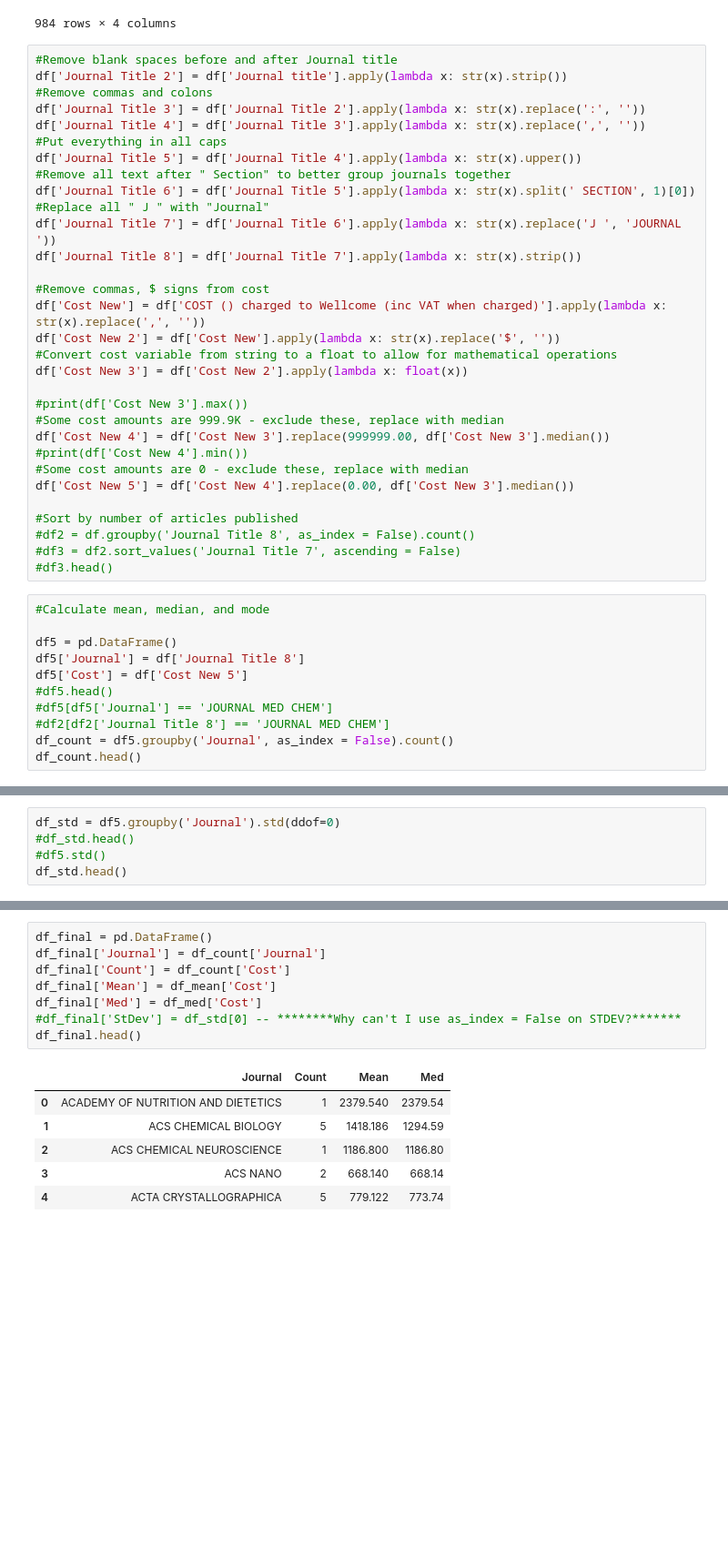
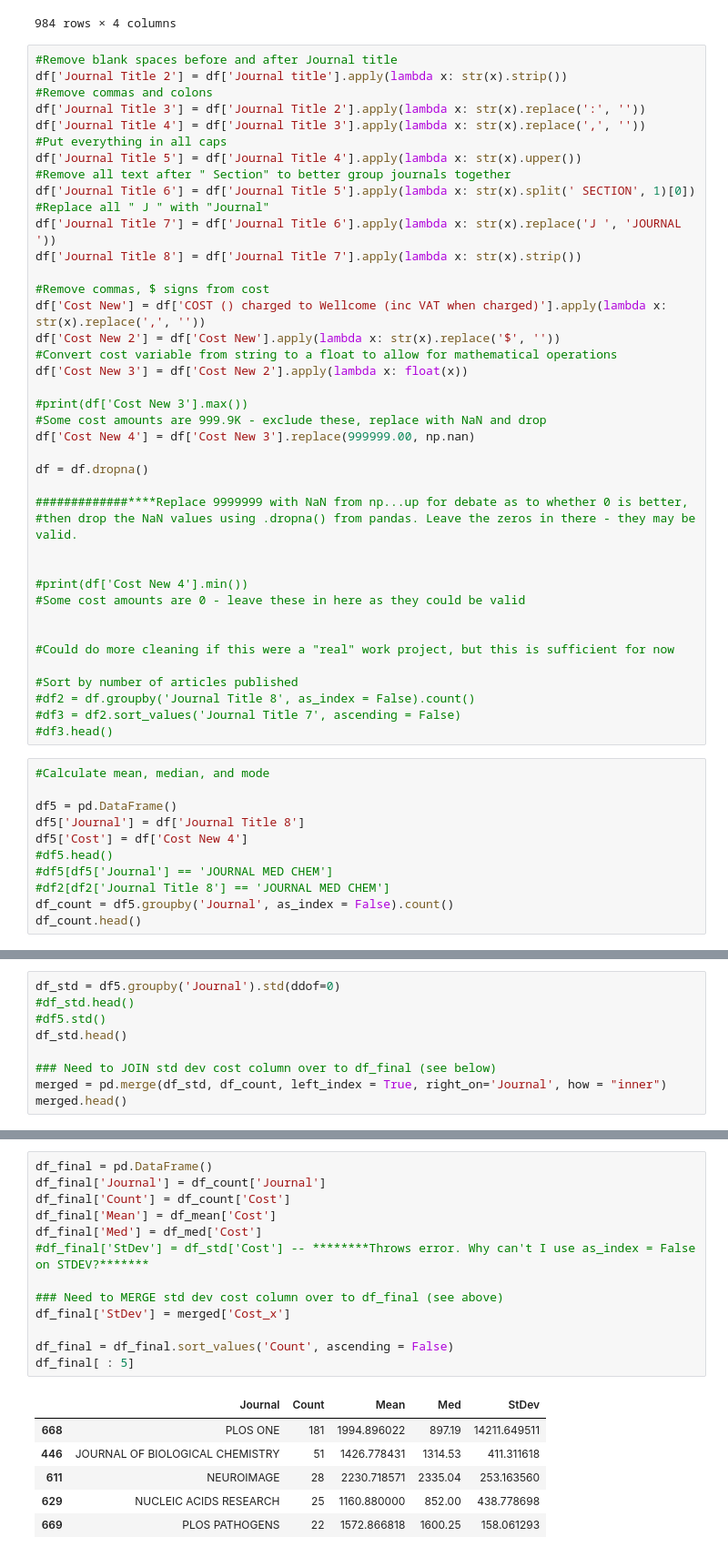
Before and after one commit to ryan-t-mitchell/thinkful, a Jupyter notebook: Unit+1+Lesson+3+Regex+Challenge.ipynb, the cells around one changed output, grey strips where cells are left out. Shown: that part at 91% size. Cells and saved outputs as stored; diff of their text form; blank space fills up the shorter version.

```diff
--- a/Unit+1+Lesson+3+Regex+Challenge.ipynb
+++ b/Unit+1+Lesson+3+Regex+Challenge.ipynb
@@ -59,11 +59,20 @@ df['Cost New 2'] = df['Cost New'].apply(lambda x: str(x).replace('$', ''))
 df['Cost New 3'] = df['Cost New 2'].apply(lambda x: float(x))
 
 #print(df['Cost New 3'].max())
-#Some cost amounts are 999.9K - exclude these, replace with median
-df['Cost New 4'] = df['Cost New 3'].replace(999999.00, df['Cost New 3'].median())
+#Some cost amounts are 999.9K - exclude these, replace with NaN and drop
+df['Cost New 4'] = df['Cost New 3'].replace(999999.00, np.nan)
+
+df = df.dropna()
+
+#############****Replace 9999999 with NaN from np...up for debate as to whether 0 is better,
+#then drop the NaN values using .dropna() from pandas. Leave the zeros in there - they may be valid.
+
+
 #print(df['Cost New 4'].min())
-#Some cost amounts are 0 - exclude these, replace with median
-df['Cost New 5'] = df['Cost New 4'].replace(0.00, df['Cost New 3'].median())
+#Some cost amounts are 0 - leave these in here as they could be valid
+
+
+#Could do more cleaning if this were a "real" work project, but this is sufficient for now
 
 #Sort by number of articles published
 #df2 = df.groupby('Journal Title 8', as_index = False).count()
@@ -74,7 +83,7 @@ df['Cost New 5'] = df['Cost New 4'].replace(0.00, df['Cost New 3'].median())
 
 df5 = pd.DataFrame()
 df5['Journal'] = df['Journal Title 8']
-df5['Cost'] = df['Cost New 5']
+df5['Cost'] = df['Cost New 4']
 #df5.head()
 #df5[df5['Journal'] == 'JOURNAL MED CHEM']
 #df2[df2['Journal Title 8'] == 'JOURNAL MED CHEM']
@@ -112,4 +121,8 @@ df_std = df5.groupby('Journal').std(ddof=0)
 #df_std.head()
 #df5.std()
 df_std.head()
+
+### Need to JOIN std dev cost column over to df_final (see below)
+merged = pd.merge(df_std, df_count, left_index = True, right_on='Journal', how = "inner")
+merged.head()
 # %% [output]
@@ -123,16 +135,21 @@ df_std.head()
 # %%
 df_final = pd.DataFrame()
 df_final['Journal'] = df_count['Journal']
 df_final['Count'] = df_count['Cost']
 df_final['Mean'] = df_mean['Cost']
 df_final['Med'] = df_med['Cost']
-#df_final['StDev'] = df_std[0] -- ********Why can't I use as_index = False on STDEV?*******
-df_final.head()
+#df_final['StDev'] = df_std['Cost'] -- ********Throws error. Why can't I use as_index = False on STDEV?*******
+
+### Need to MERGE std dev cost column over to df_final (see above)
+df_final['StDev'] = merged['Cost_x']
+
+df_final = df_final.sort_values('Count', ascending = False)
+df_final[ : 5]
 # %% [output]
-|  | Journal | Count | Mean | Med |
-| 0 | ACADEMY OF NUTRITION AND DIETETICS | 1 | 2379.540 | 2379.54 |
-| 1 | ACS CHEMICAL BIOLOGY | 5 | 1418.186 | 1294.59 |
-| 2 | ACS CHEMICAL NEUROSCIENCE | 1 | 1186.800 | 1186.80 |
-| 3 | ACS NANO | 2 | 668.140 | 668.14 |
-| 4 | ACTA CRYSTALLOGRAPHICA | 5 | 779.122 | 773.74 |
+|  | Journal | Count | Mean | Med | StDev |
+| 668 | PLOS ONE | 181 | 1994.896022 | 897.19 | 14211.649511 |
+| 446 | JOURNAL OF BIOLOGICAL CHEMISTRY | 51 | 1426.778431 | 1314.53 | 411.311618 |
+| 611 | NEUROIMAGE | 28 | 2230.718571 | 2335.04 | 253.163560 |
+| 629 | NUCLEIC ACIDS RESEARCH | 25 | 1160.880000 | 852.00 | 438.778698 |
+| 669 | PLOS PATHOGENS | 22 | 1572.866818 | 1600.25 | 158.061293 |
 # %%
```
Also changed, not shown: parts of 7 cells of this notebook.
